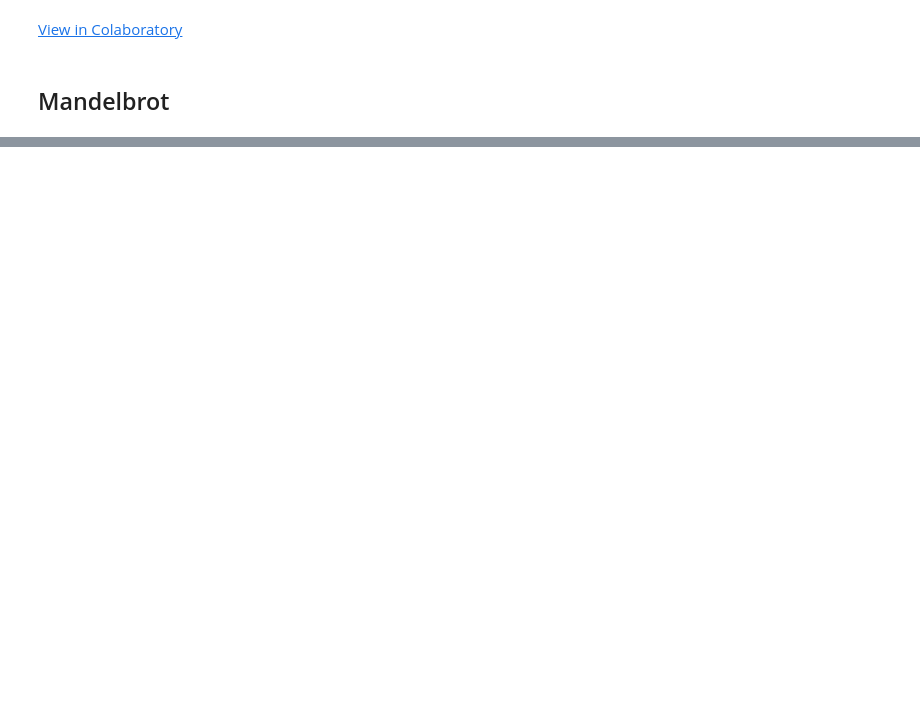
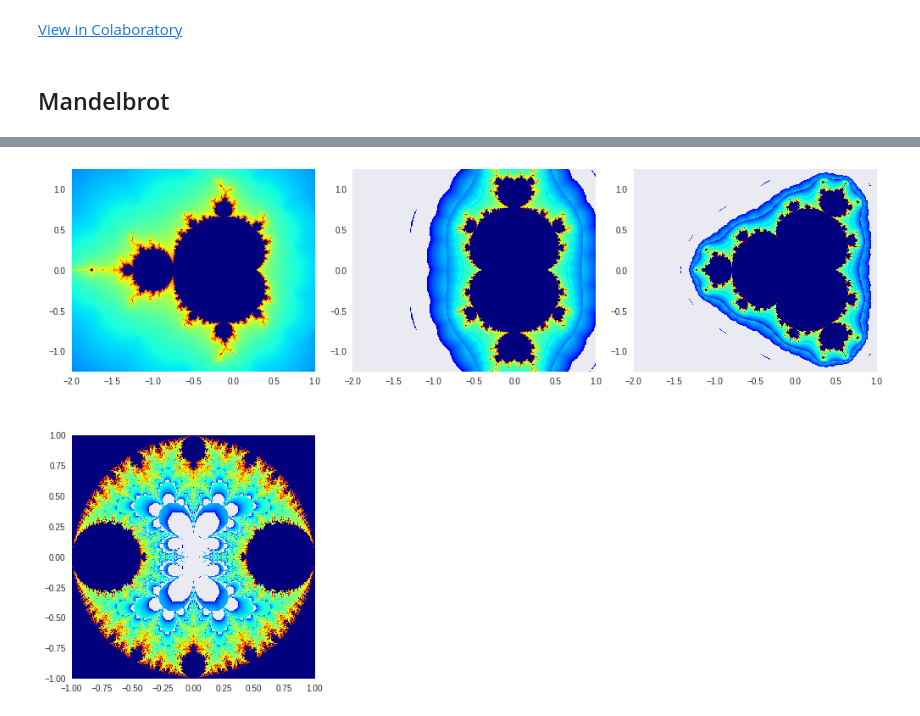
Before and after one commit to rdenadai/Image-Study-Notebooks, a Jupyter notebook: notebooks/madelbrot.ipynb, the cells around one changed output, grey strips where cells are left out. Drawn from its saved outputs; the diff is of its cells as text; code cells hidden in the pictures; blank space fills up the shorter version.

```diff
--- a/notebooks/madelbrot.ipynb
+++ b/notebooks/madelbrot.ipynb
@@ -50,0 +54,53 @@ plt.show()
+# %%
+def mandelbrot(size=2, maxiter=100):
+    N = 500
+    x, y = np.linspace(-2, 1, N), np.linspace(-1.25, 1.25, N) * 1j
+
+    def mandelbrot_set(c, maxiter):
+        z = c
+        for n in range(maxiter):
+            if np.abs(z) > maxiter:
+                return n - np.log(np.log(z)) / np.log(2)
+            z = z**size + c
+        return 0
+
+    ms = np.empty([N, N])
+    for k in range(0, x.size):
+        for l in range(0, x.size):
+            ms[k, l] = mandelbrot_set(x[k] + y[l], maxiter)
+    return ms**.3
+
+def mandelbrot_sine(maxiter=100):
+    N = 500
+    x, y = np.linspace(-1, 1, N), np.linspace(-1, 1, N) * 1j
+
+    def mandelbrot_set(c, maxiter):
+        z = c
+        for n in range(maxiter):
+            if np.abs(z) > maxiter:
+                return n - np.log(np.log(z)) / np.log(2)
+            z = np.sin(z/c)
+        return 0
+
+    ms = np.empty([N, N])
+    for k in range(0, x.size):
+        for l in range(0, x.size):
+            ms[k, l] = mandelbrot_set(x[k] + y[l], maxiter)
+    return ms**.3
+
+plt.figure(figsize=(14, 14))
+for i, size in enumerate(range(2, 5)):
+    mandel = mandelbrot(size, 50)
+    plt.subplot(3, 3, i+1)
+    plt.imshow(mandel.T, extent=[-2, 1, -1.25, 1.25], cmap='jet')
+    plt.grid(False)
+
+mbss = mandelbrot_sine(50)
+plt.subplot(3, 3, 4)
+plt.imshow(mbss.T, extent=[-1, 1, -1, 1], cmap='jet')
+plt.grid(False)
+
+plt.tight_layout()
+plt.show()
+# %% [output]
+[figure, added]
```
Also changed, not shown: parts of 3 cells of this notebook.
